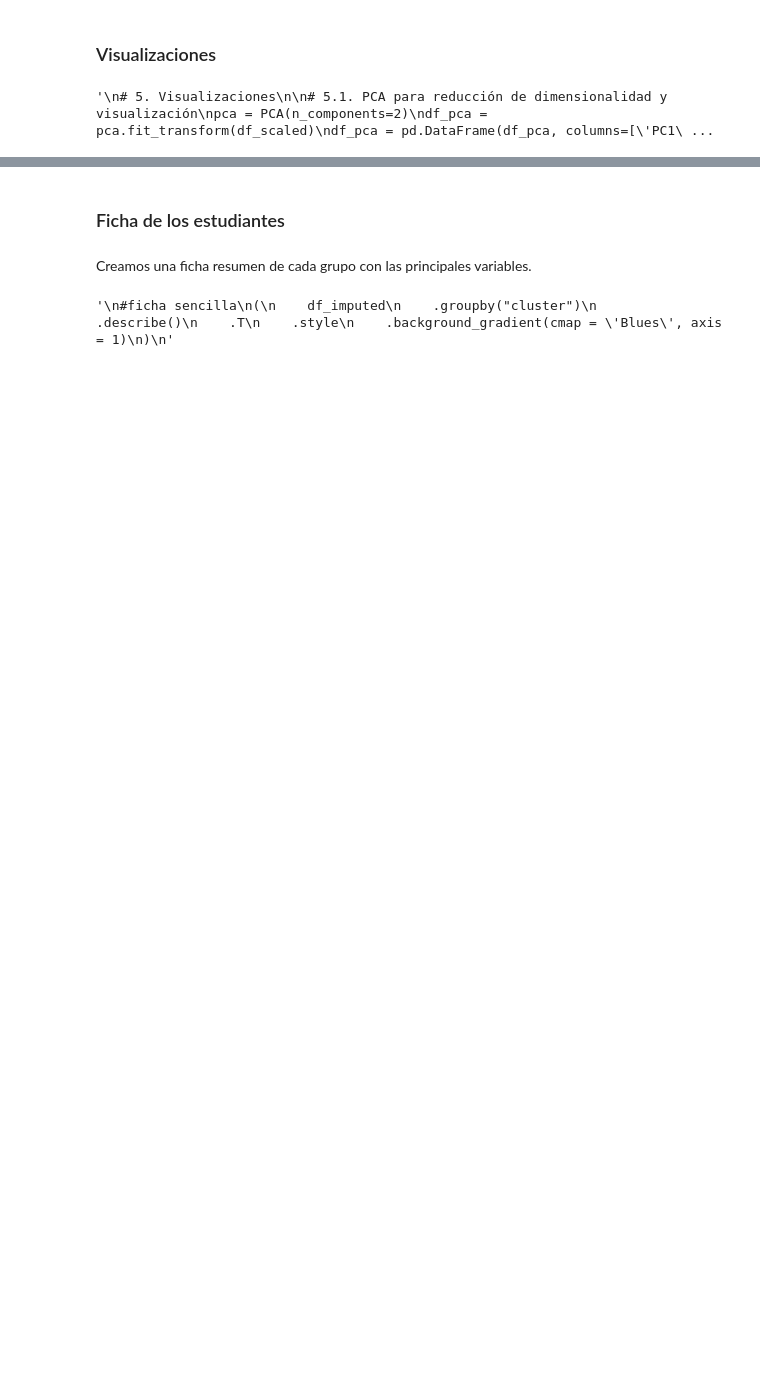
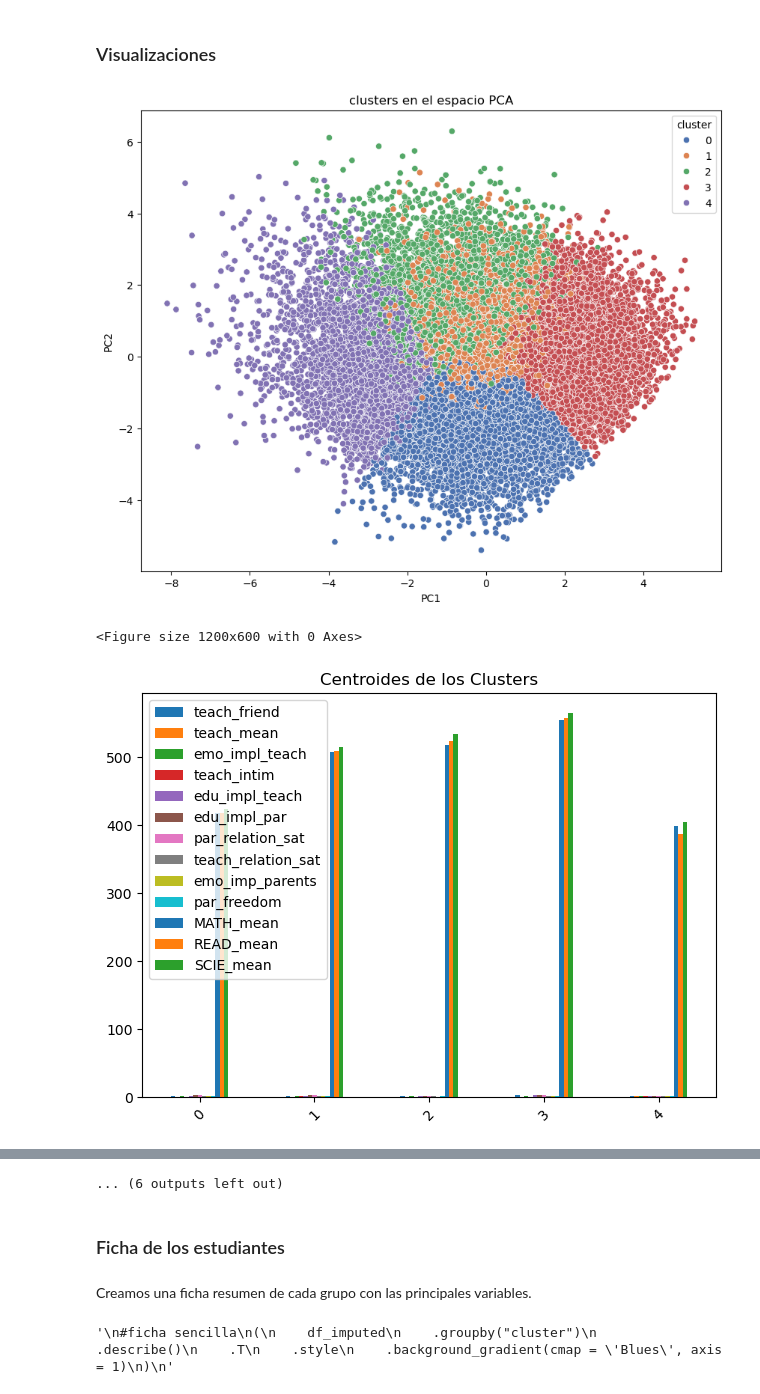
Before and after one commit to sara-fuentes/tfm_pisa_educacion, a Jupyter notebook: clustering_students.ipynb, the cells around one changed output, grey strips where cells are left out. Cells and saved outputs as stored; diff of their text form; code cells hidden in the pictures; blank space fills up the shorter version.

```diff
--- a/clustering_students.ipynb
+++ b/clustering_students.ipynb
@@ -644,49 +664,50 @@ centroids_df = pd.DataFrame(
 # %% [markdown]
 ### Visualizaciones
 # %%
-"""
+
 # 5. Visualizaciones
 
 # 5.1. PCA para reducción de dimensionalidad y visualización
 pca = PCA(n_components=2)
 df_pca = pca.fit_transform(df_scaled)
 df_pca = pd.DataFrame(df_pca, columns=['PC1', 'PC2'])
-df_pca['Cluster'] = clusters
+df_pca['cluster'] = clusters
 
 # Gráfico de dispersión con PCA
 plt.figure(figsize=(10, 8))
-sns.scatterplot(data=df_pca, x='PC1', y='PC2', hue='Cluster', palette='deep')
-plt.title('Clusters en el espacio PCA')
+sns.scatterplot(data=df_pca, x='PC1', y='PC2', hue='cluster', palette='deep')
+plt.title('clusters en el espacio PCA')
 plt.show()
 
 # 5.2. Visualización de los centroides
 plt.figure(figsize=(12, 6))
 centroids_df.plot(kind='bar')
 plt.title('Centroides de los Clusters')
 plt.xticks(rotation=45)
 plt.tight_layout()
 plt.show()
 
 # 5.3. Heatmap de los centroides
 plt.figure(figsize=(10, 6))
 sns.heatmap(centroids_df, annot=True, cmap='YlOrRd', center=0)
 plt.title('Heatmap de Centroides')
 plt.tight_layout()
 plt.show()
 
 # 5.4. Distribución de variables por cluster
 for column in df_imputed.columns[:-1]:  # excluimos la columna 'Cluster'
     plt.figure(figsize=(10, 6))
-    sns.boxplot(x='Cluster', y=column, data=df_imputed)
+    sns.boxplot(x='cluster', y=column, data=df_imputed)
     plt.title(f'Distribución de {column} por Cluster')
     plt.show()
 
 # 6. Análisis de los clusters
 print("\nTamaño de cada cluster:")
-print(df_imputed['Cluster'].value_counts().sort_index())
+print(df_imputed['cluster'].value_counts().sort_index())
 
 print("\nCaracterísticas de cada cluster (en escala original):")
 print(centroids_df)
-"""
 # %% [output]
+[figure, added]
-'\n# 5. Visualizaciones\n\n# 5.1. PCA para reducción de dimensionalidad y visualización\npca = PCA(n_components=2)\ndf_pca = pca.fit_transform(df_scaled)\ndf_pca = pd.DataFrame(df_pca, columns=[\'PC1\ ...
+<Figure size 1200x600 with 0 Axes>
+[figure, added]
@@ -693,3 +723,4 @@ print(centroids_df)
+... (6 outputs left out)
 # %% [markdown]
 ### Ficha de los estudiantes
 # %% [markdown]
```
Also changed, not shown: parts of 11 cells of this notebook, 15 other files.
